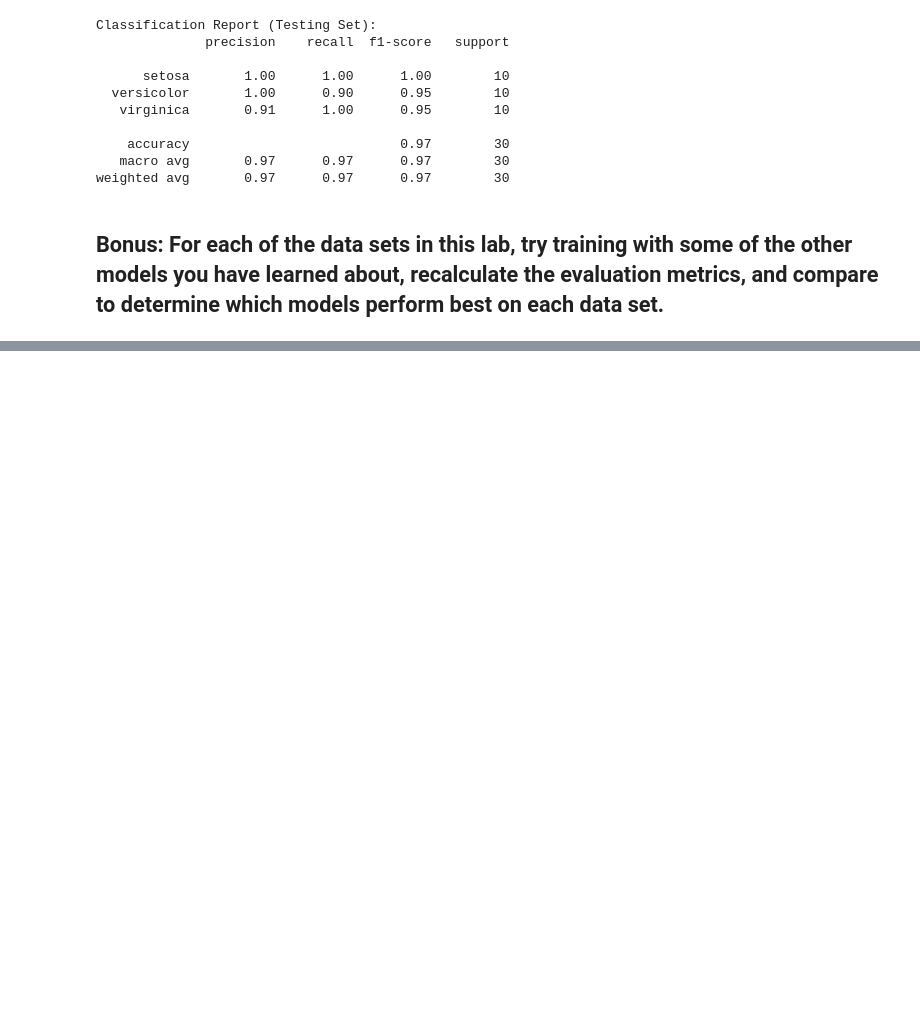
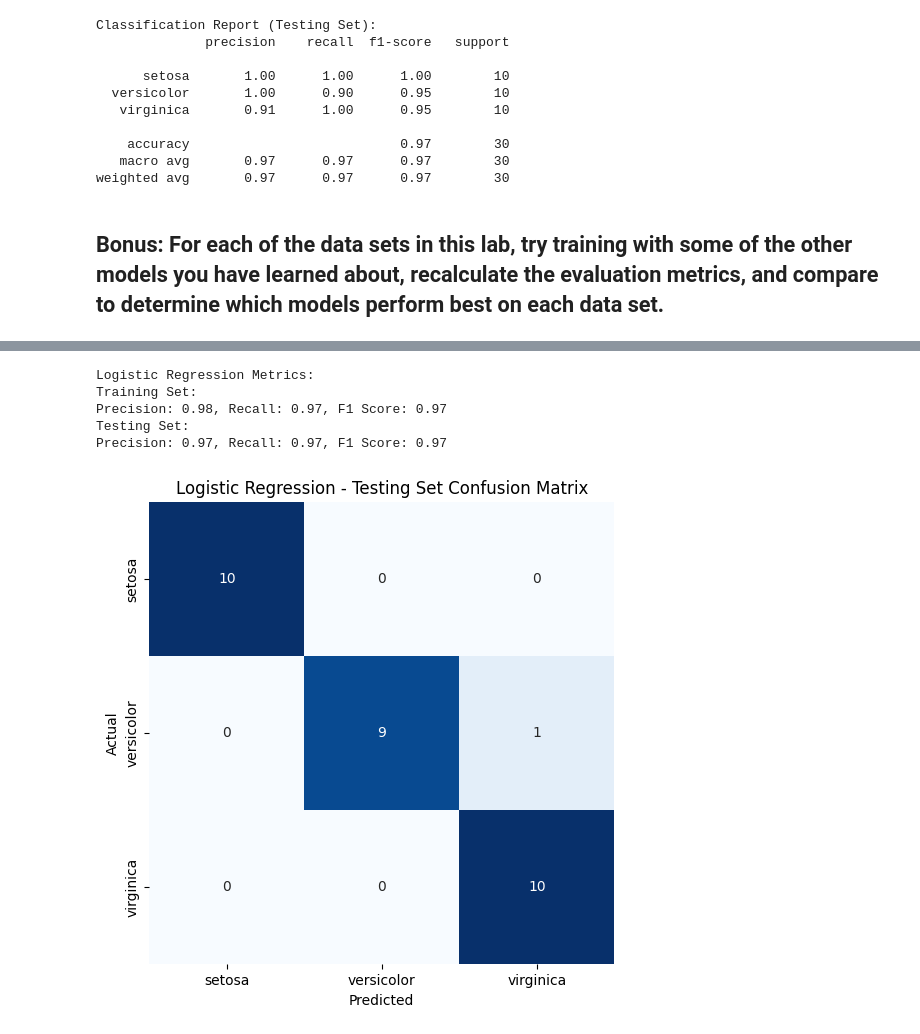
Before and after one commit to ZHM89/lab-supervised-learning-model-evaluation-en, a Jupyter notebook: your-code/main.ipynb, the cells around one changed output, grey strips where cells are left out. Saved outputs shown, nothing was run; the diff lists cells and outputs as text; code cells hidden in the pictures; blank space fills up the shorter version.

```diff
--- a/your-code/main.ipynb
+++ b/your-code/main.ipynb
@@ -389,0 +397,80 @@ weighted avg       0.97      0.97      0.97        30
+# %%
+# Have fun here !
+
+# Convert the dataset into pandas DataFrames
+df = pd.DataFrame(iris.data, columns=iris.feature_names)
+target = pd.DataFrame(iris.target, columns=['class'])
+
+# Combine features and target into a single DataFrame
+data_iris = pd.concat([df, target], axis=1)
+
+# Separate features (X) and target (y)
+X = data_iris.drop('class', axis=1)
+y = data_iris['class']
+
+# Split the data into training and testing sets (80% training, 20% testing)
+X_train, X_test, y_train, y_test = train_test_split(X, y, test_size=0.2, random_state=42, stratify=y)
+
+####################################################################################
+
+# Define a Function to Train and Evaluate Models
+def train_and_evaluate_model(model, X_train, y_train, X_test, y_test, model_name):
+    # Train the model
+    model.fit(X_train, y_train)
+
+    # Generate predictions
+    y_train_pred = model.predict(X_train)
+    y_test_pred = model.predict(X_test)
+
+    # Calculate precision, recall, and F1 score for the training set
+    train_precision = precision_score(y_train, y_train_pred, average='weighted')
+    train_recall = recall_score(y_train, y_train_pred, average='weighted')
+    train_f1 = f1_score(y_train, y_train_pred, average='weighted')
+
+    # Calculate precision, recall, and F1 score for the testing set
+    test_precision = precision_score(y_test, y_test_pred, average='weighted')
+    test_recall = recall_score(y_test, y_test_pred, average='weighted')
+    test_f1 = f1_score(y_test, y_test_pred, average='weighted')
+
+    # Print metrics
+    print(f"\n{model_name} Metrics:")
+    print("Training Set:")
+    print(f"Precision: {train_precision:.2f}, Recall: {train_recall:.2f}, F1 Score: {train_f1:.2f}")
+    print("Testing Set:")
+    print(f"Precision: {test_precision:.2f}, Recall: {test_recall:.2f}, F1 Score: {test_f1:.2f}")
+
+    # Generate confusion matrix for the testing set
+    test_cm = confusion_matrix(y_test, y_test_pred)
+    plt.figure(figsize=(6, 6))
+    sns.heatmap(test_cm, annot=True, fmt='d', cmap='Blues', cbar=False,
+                xticklabels=iris.target_names, yticklabels=iris.target_names)
+    plt.title(f"{model_name} - Testing Set Confusion Matrix")
+    plt.xlabel('Predicted')
+    plt.ylabel('Actual')
+    plt.show()
+
+    # Print classification report for the testing set
+    print(f"\nClassification Report (Testing Set) for {model_name}:")
+    print(classification_report(y_test, y_test_pred, target_names=iris.target_names))
+
+####################################################################################
+
+# Initialize models
+models = {
+    "Logistic Regression": LogisticRegression(max_iter=200),
+    "Decision Tree": DecisionTreeClassifier(random_state=42),
+    "Random Forest": RandomForestClassifier(random_state=42),
+    "Support Vector Machine": SVC(random_state=42),
+    "k-Nearest Neighbors": KNeighborsClassifier()
+}
+
+# Train and evaluate each model
+for model_name, model in models.items():
+    train_and_evaluate_model(model, X_train, y_train, X_test, y_test, model_name)
+# %% [output]
+Logistic Regression Metrics:
+Training Set:
+Precision: 0.98, Recall: 0.97, F1 Score: 0.97
+Testing Set:
+Precision: 0.97, Recall: 0.97, F1 Score: 0.97
+[figure, added]
```
Also changed, not shown: parts of 9 cells of this notebook.
